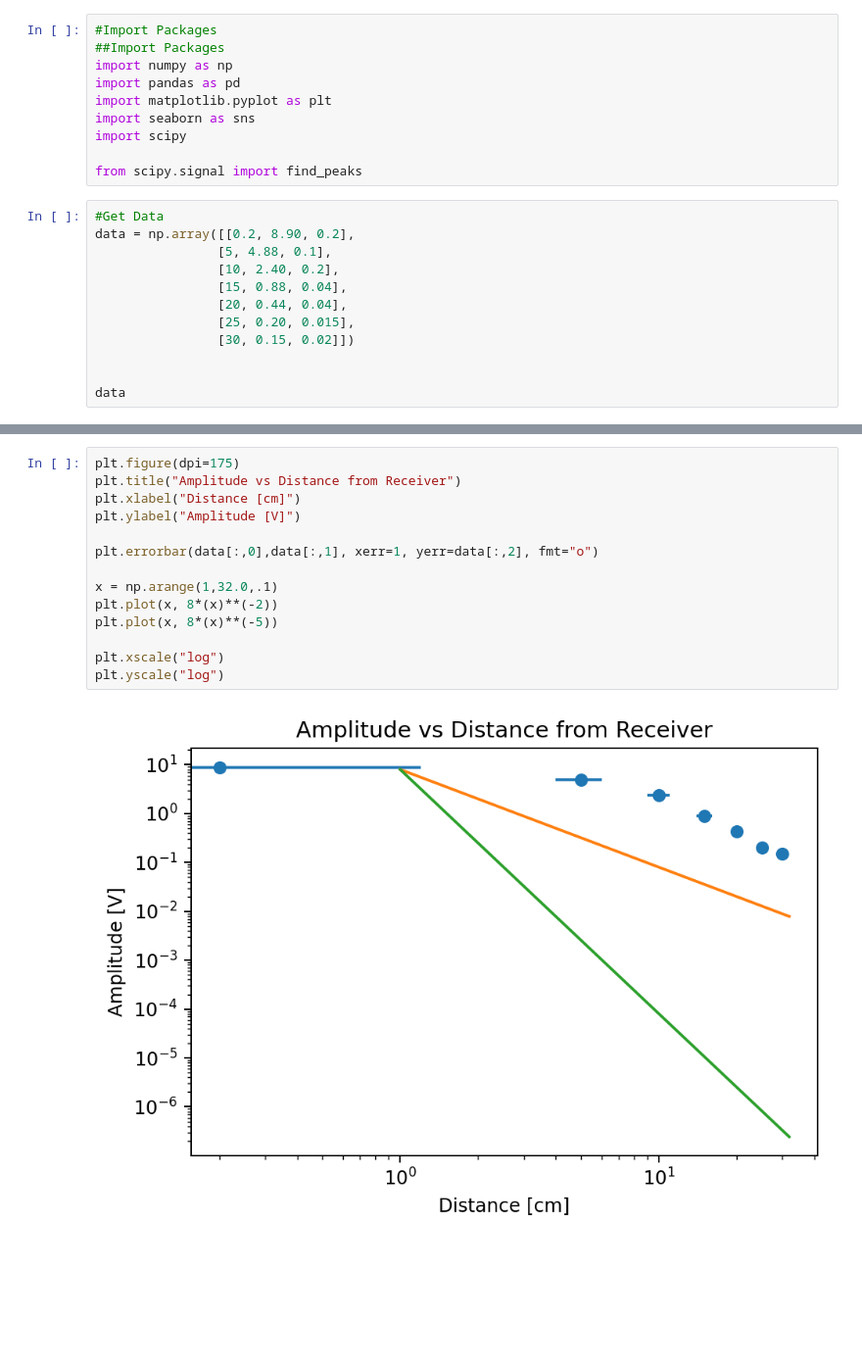
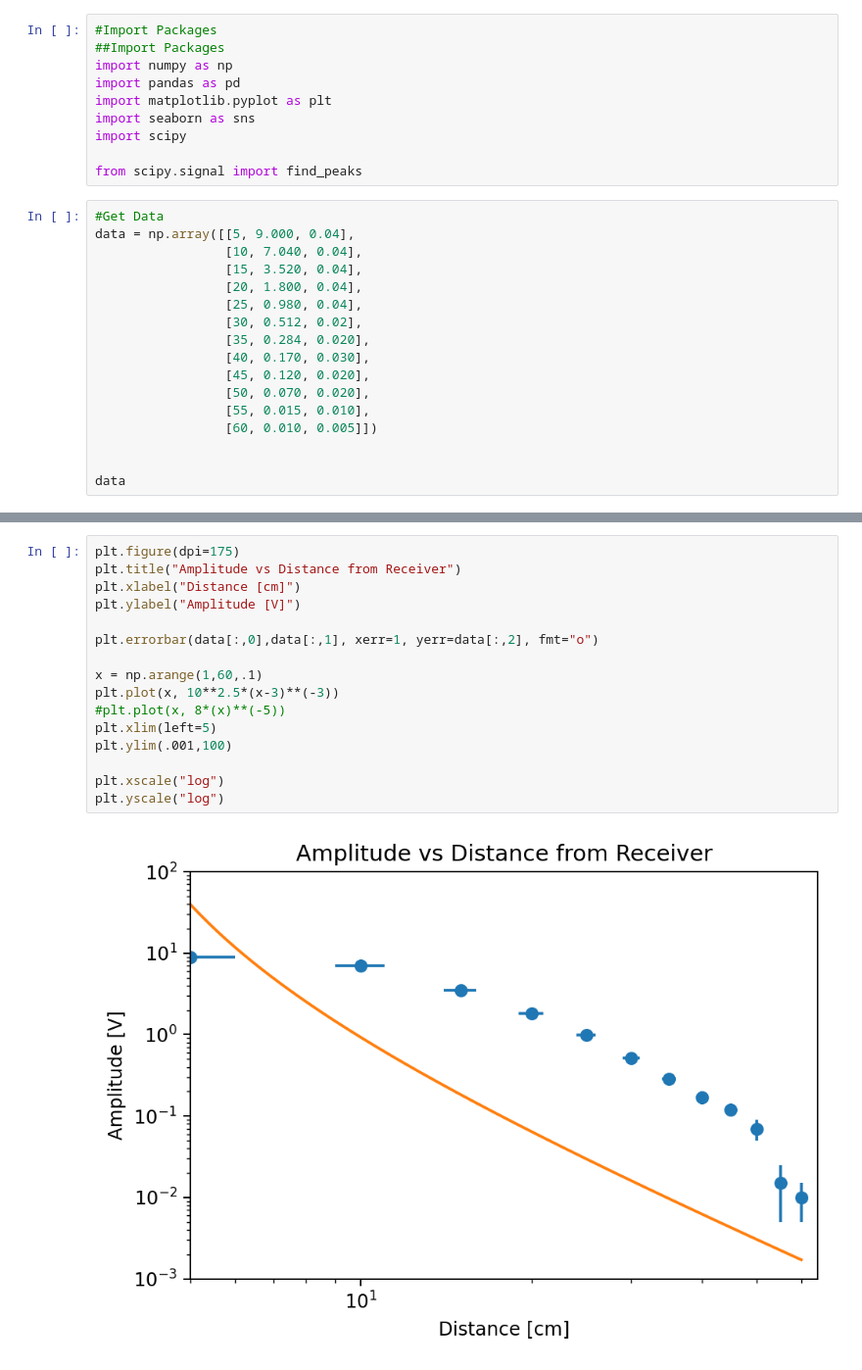
Before and after one commit to das5pzq/PHYS3180_Group_4, a Jupyter notebook: Lab02/Amp_Dist.ipynb, the cells around one changed output, grey strips where cells are left out. Shown at 98% size. Drawn from its saved outputs; the diff is of its cells as text; blank space fills up the shorter version.

```diff
--- a/Lab02/Amp_Dist.ipynb
+++ b/Lab02/Amp_Dist.ipynb
@@ -10,13 +10,18 @@ import scipy
 from scipy.signal import find_peaks
 # %%
 #Get Data
-data = np.array([[0.2, 8.90, 0.2],
-                [5, 4.88, 0.1],
-                [10, 2.40, 0.2],
-                [15, 0.88, 0.04],
-                [20, 0.44, 0.04],
-                [25, 0.20, 0.015],
-                [30, 0.15, 0.02]])
+data = np.array([[5, 9.000, 0.04],
+                 [10, 7.040, 0.04],
+                 [15, 3.520, 0.04],
+                 [20, 1.800, 0.04],
+                 [25, 0.980, 0.04],
+                 [30, 0.512, 0.02],
+                 [35, 0.284, 0.020],
+                 [40, 0.170, 0.030],
+                 [45, 0.120, 0.020],
+                 [50, 0.070, 0.020],
+                 [55, 0.015, 0.010],
+                 [60, 0.010, 0.005]])
 
 
 data
@@ -31,19 +41,21 @@ array([[2.00e-01, 8.90e+00, 2.00e-01],
 # %%
 plt.figure(dpi=175)
 plt.title("Amplitude vs Distance from Receiver")
 plt.xlabel("Distance [cm]")
 plt.ylabel("Amplitude [V]")
 
 plt.errorbar(data[:,0],data[:,1], xerr=1, yerr=data[:,2], fmt="o")
 
-x = np.arange(1,32.0,.1)
-plt.plot(x, 8*(x)**(-2))
-plt.plot(x, 8*(x)**(-5))
+x = np.arange(1,60,.1)
+plt.plot(x, 10**2.5*(x-3)**(-3))
+#plt.plot(x, 8*(x)**(-5))
+plt.xlim(left=5)
+plt.ylim(.001,100)
 
 plt.xscale("log")
 plt.yscale("log")
 # %% [output]
-[figure, old version]
+[figure, new version]
 # %%
 %%time
 def gauss(x,mu=0,sigma=1):
```
Also changed, not shown: parts of 10 cells of this notebook, 1 other file.
